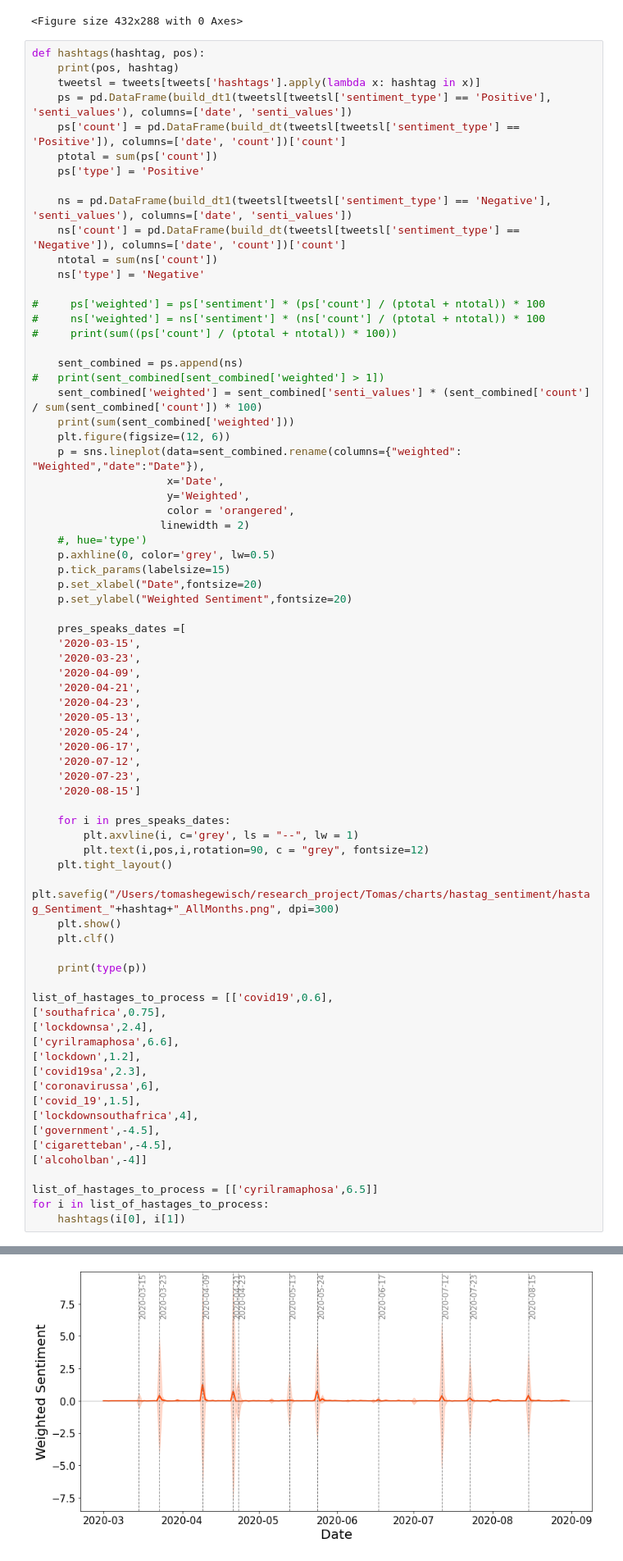
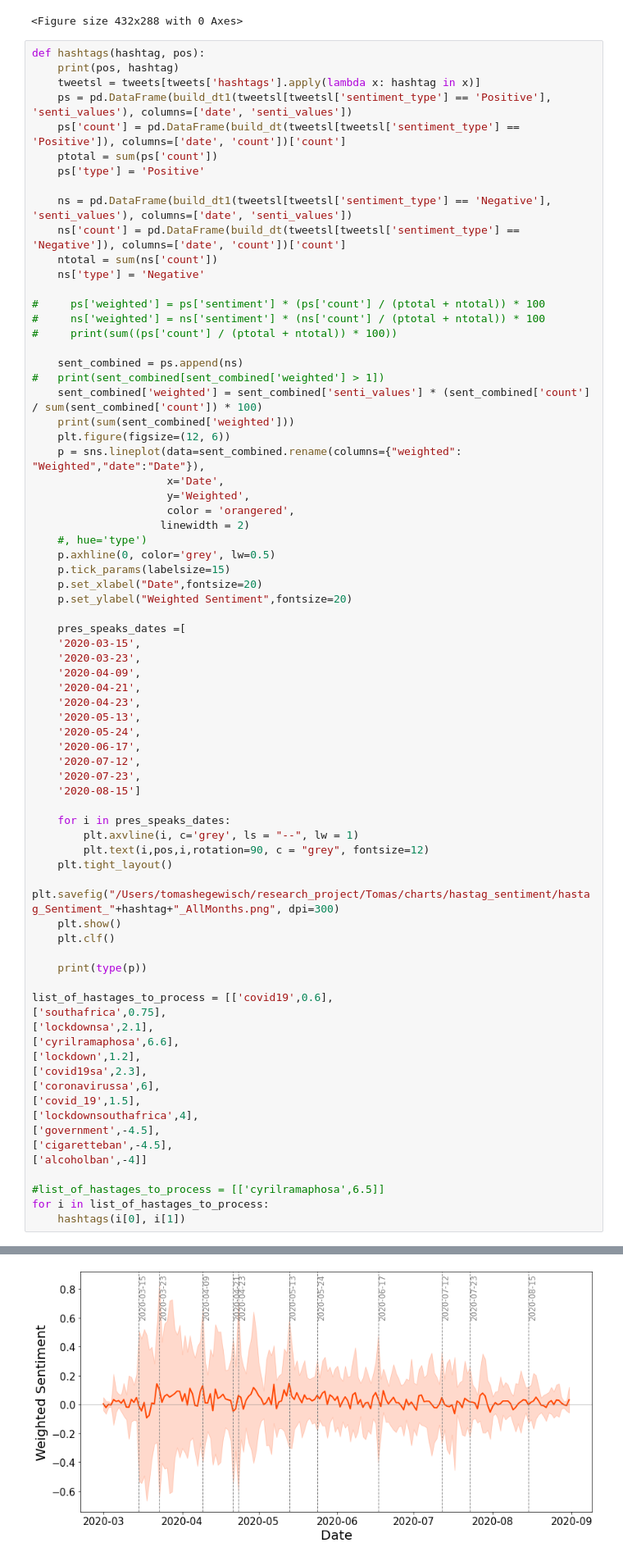
Before and after one commit to tomashege/research_project, a Jupyter notebook: Tomas/notebooks/tweet_analysis.ipynb, the cells around one changed output, grey strips where cells are left out. Shown at 82% size. Cells and saved outputs as stored; diff of their text form.

```diff
--- a/Tomas/notebooks/tweet_analysis.ipynb
+++ b/Tomas/notebooks/tweet_analysis.ipynb
@@ -210,7 +210,7 @@ def hashtags(hashtag, pos):
 
 list_of_hastages_to_process = [['covid19',0.6],
 ['southafrica',0.75],
-['lockdownsa',2.4],
+['lockdownsa',2.1],
 ['cyrilramaphosa',6.6],
 ['lockdown',1.2],
 ['covid19sa',2.3],
@@ -221,7 +221,7 @@ list_of_hastages_to_process = [['covid19',0.6],
 ['cigaretteban',-4.5],
 ['alcoholban',-4]]
 
-list_of_hastages_to_process = [['cyrilramaphosa',6.5]]
+#list_of_hastages_to_process = [['cyrilramaphosa',6.5]]
 for i in list_of_hastages_to_process:
     hashtags(i[0], i[1])
 # %% [output]
@@ -230,2 +230,2 @@ for i in list_of_hastages_to_process:
-[figure, old version]
+[figure, new version]
 <class 'matplotlib.axes._subplots.AxesSubplot'>
```
Also changed, not shown: parts of 2 cells of this notebook, 14 other files.
